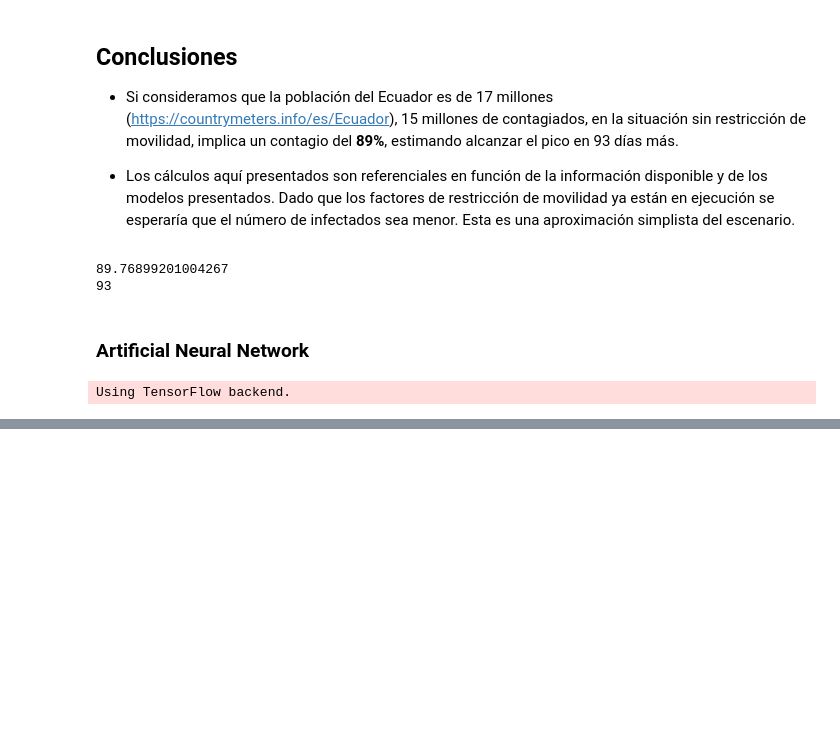
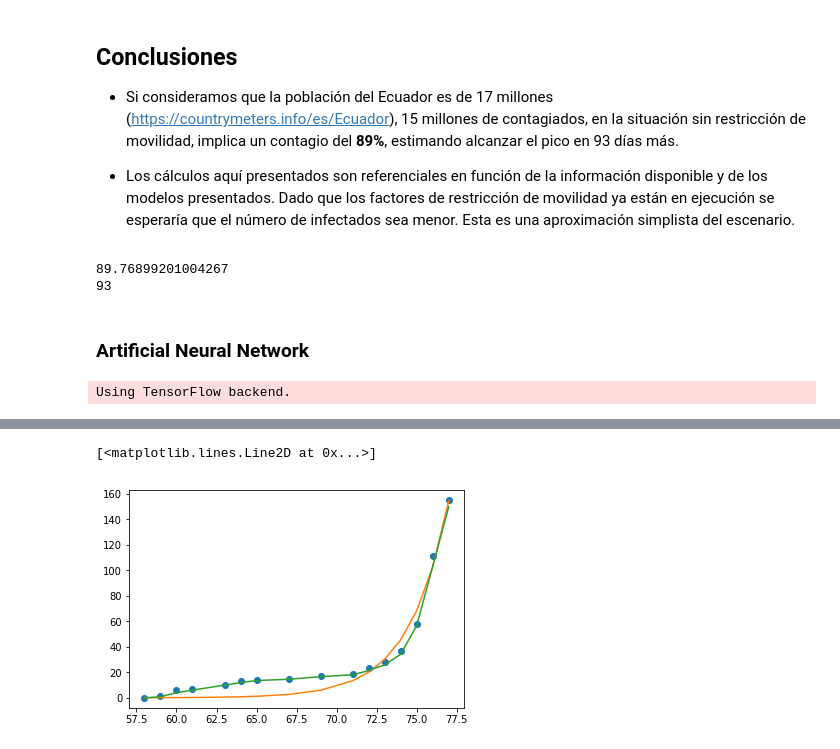
Before and after one commit to LeninGF/CoronaVirusECU, a Jupyter notebook: CoronaVirusEcu.ipynb, the cells around one changed output, grey strips where cells are left out. Saved outputs shown, nothing was run; the diff lists cells and outputs as text; code cells hidden in the pictures; blank space fills up the shorter version.

```diff
--- a/CoronaVirusEcu.ipynb
+++ b/CoronaVirusEcu.ipynb
@@ -293,2 +340,5 @@ Trainable params: 117
 Non-trainable params: 0
 _________________________________________________________________
+# %%
+x_stats = df["Date"].describe()
+x_stats
@@ -294,0 +368,3 @@ _________________________________________________________________
+# %%
+x_norm = (np.array(x)-x_stats['mean'])/x_stats['std']
+x_norm
@@ -321,2 +436,2 @@ print("y_test: {}".format(y_test))
 # %%
-history = baseline_model().fit(x_train, y_train, verbose=1, epochs=100)
+history = model.fit(x_norm, y, verbose=1, epochs=1500)
@@ -327,3 +463,3 @@ baseline_model().evaluate(x=x_test, y=y_test, verbose=1)
 # %%
-y_pred_cnn = baseline_model().predict(x=x_)
+y_pred_cnn = model.predict(x=x_norm)
 y_pred_cnn
@@ -330,7 +483,10 @@ y_pred_cnn
 # %%
 plt.plot(x,y,'o')
 plt.plot(x, y_pred)
-plt.plot(x, y_reg)
+# plt.plot(x, y_reg)
 plt.plot(x, y_pred_cnn)
+# %% [output]
+[<matplotlib.lines.Line2D at 0x...>]
+[figure, added]
 # %%
 from sklearn.neural_network import MLPRegressor
```
Also changed, not shown: parts of 27 cells of this notebook, 1 other file.
